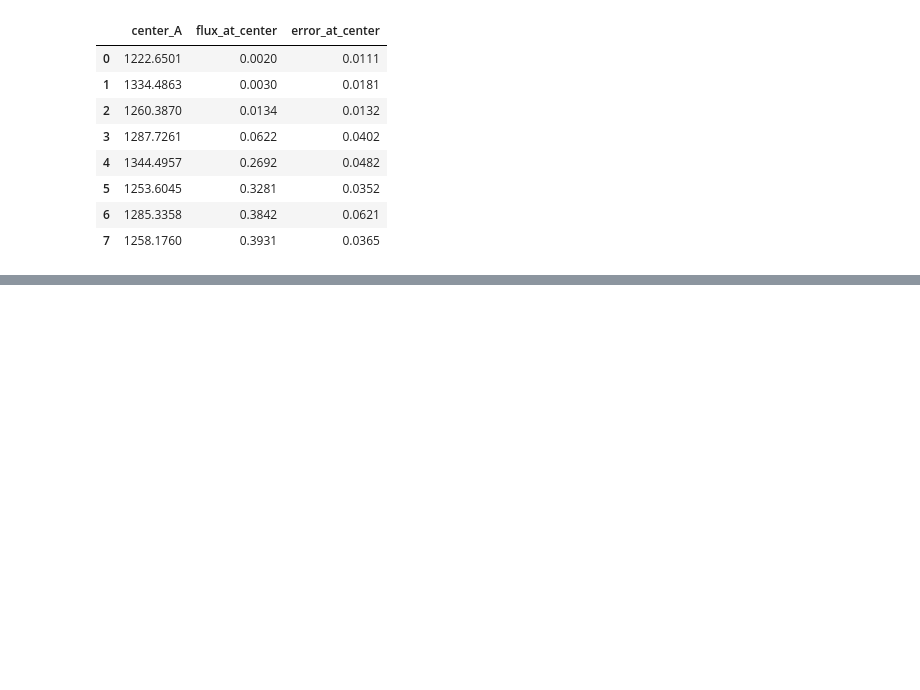
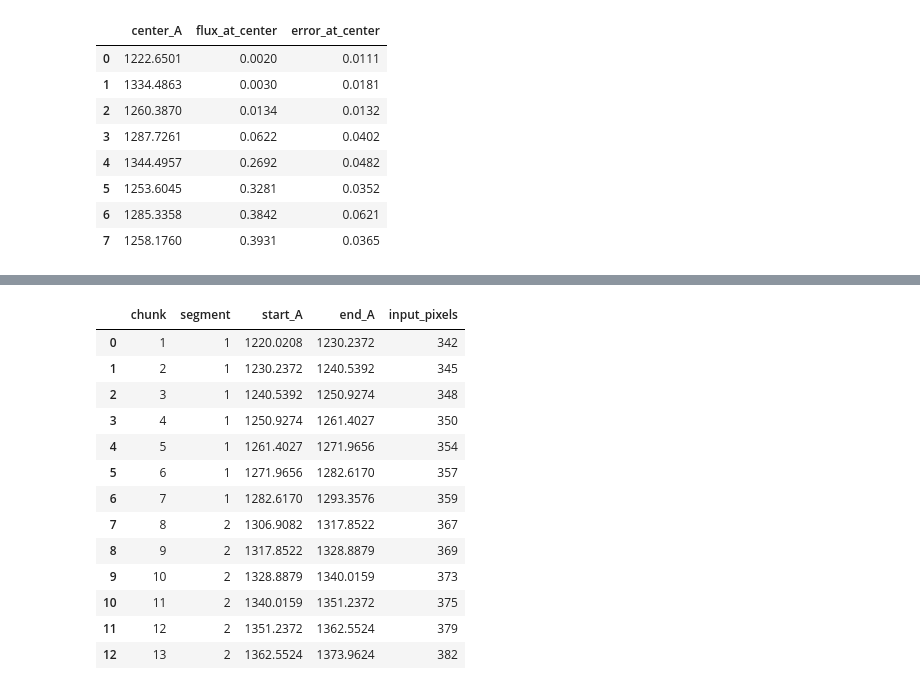
Before and after one commit to gogoi7/lya_forest_ml, a Jupyter notebook: notebooks/cos_obs.ipynb, the cells around one changed output, grey strips where cells are left out. Saved outputs shown, nothing was run; the diff lists cells and outputs as text; code cells hidden in the pictures; blank space fills up the shorter version.

```diff
--- a/notebooks/cos_obs.ipynb
+++ b/notebooks/cos_obs.ipynb
@@ -893,0 +924,86 @@ fig_strong.show()
+# %%
+BUNDLE_SIZE = 13
+CHUNK_PIXELS = 362
+CHUNK_DV = LOS_LENGTH_KMS / CHUNK_PIXELS
+
+chunk_rows = []
+
+for segment_id, indices in enumerate(segments, start=1):
+    segment_wave = spectrum.wavelength[indices]
+    span = C_KMS * np.log(segment_wave[-1] / segment_wave[0])
+    n_chunks = int(np.floor(span / LOS_LENGTH_KMS))
+
+    for j in range(n_chunks):
+        # Fixed velocity intervals, anchored at this segment's start.
+        left, right = segment_wave[0] * np.exp(
+            np.array([j, j + 1]) * LOS_LENGTH_KMS / C_KMS
+        )
+
+        selected = indices[
+            (segment_wave >= left) & (segment_wave < right)
+        ]
+
+        assert selected.size > 1
+        assert np.all(spectrum.valid[selected])
+        assert np.all(np.diff(selected) == 1)
+
+        chunk_rows.append({
+            "chunk": len(chunk_rows) + 1,
+            "segment": segment_id,
+            "start_A": float(left),
+            "end_A": float(right),
+            "input_pixels": selected.size,
+        })
+
+chunks = pd.DataFrame(chunk_rows)
+
+assert len(chunks) == BUNDLE_SIZE, (
+    f"Expected {BUNDLE_SIZE} complete chunks; found {len(chunks)}"
+)
+
+display(chunks.round({"start_A": 4, "end_A": 4}))
+
+# Copy the existing spectrum figure and mark the selected intervals.
+chunk_fig = go.Figure(fig)
+
+for row in chunks.itertuples(index=False):
+    chunk_fig.add_vrect(
+        x0=row.start_A,
+        x1=row.end_A,
+        fillcolor="#0072B2" if row.chunk % 2 else "#D55E00",
+        opacity=0.12,
+        line_width=0,
+        layer="below",
+        annotation_text=str(row.chunk),
+        annotation_position="top left",
+    )
+
+chunk_fig.update_layout(
+    title=(
+        "pg1048 — 13 selected spectral chunks"
+        "<br><sup>2500 km/s each; line-contamination masks pending</sup>"
+    ),
+    height=500,
+)
+chunk_fig.show(config={"scrollZoom": True})
+
+print(f"Selected path: {len(chunks) * LOS_LENGTH_KMS:,.0f} km/s")
+print(
+    f"Target grid per chunk: {CHUNK_PIXELS} pixels, "
+    f"{CHUNK_DV:.6f} km/s per pixel"
+)
+# %% [output]
+|  | chunk | segment | start_A | end_A | input_pixels |
+| 0 | 1 | 1 | 1220.0208 | 1230.2372 | 342 |
+| 1 | 2 | 1 | 1230.2372 | 1240.5392 | 345 |
+| 2 | 3 | 1 | 1240.5392 | 1250.9274 | 348 |
+| 3 | 4 | 1 | 1250.9274 | 1261.4027 | 350 |
+| 4 | 5 | 1 | 1261.4027 | 1271.9656 | 354 |
+| 5 | 6 | 1 | 1271.9656 | 1282.6170 | 357 |
+| 6 | 7 | 1 | 1282.6170 | 1293.3576 | 359 |
+| 7 | 8 | 2 | 1306.9082 | 1317.8522 | 367 |
+| 8 | 9 | 2 | 1317.8522 | 1328.8879 | 369 |
+| 9 | 10 | 2 | 1328.8879 | 1340.0159 | 373 |
+| 10 | 11 | 2 | 1340.0159 | 1351.2372 | 375 |
+| 11 | 12 | 2 | 1351.2372 | 1362.5524 | 379 |
+| 12 | 13 | 2 | 1362.5524 | 1373.9624 | 382 |
```
Also changed, not shown: parts of 20 cells of this notebook, 13 other files.
